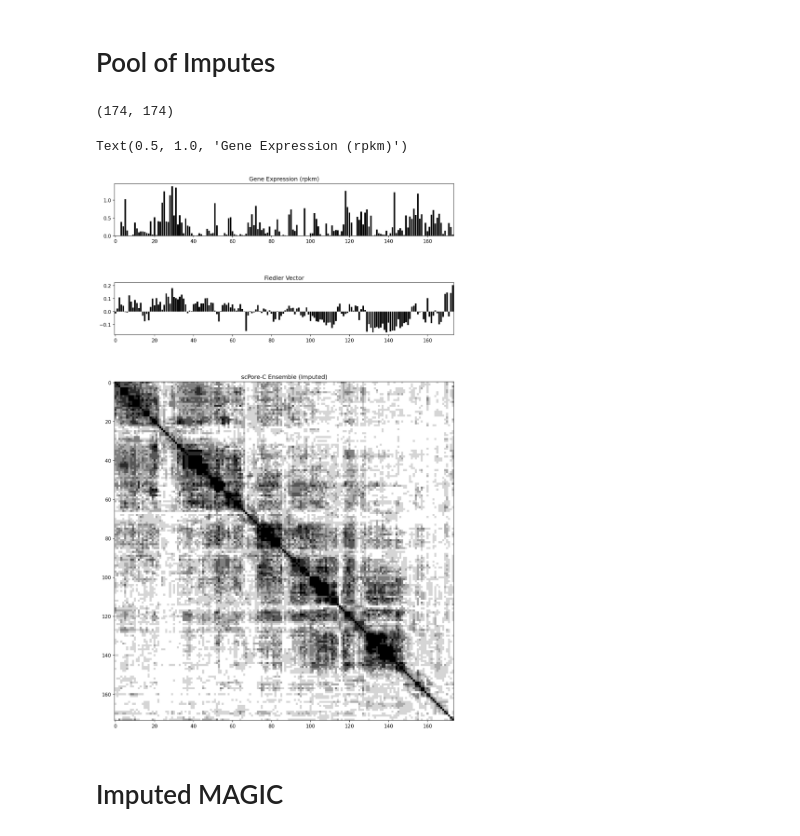
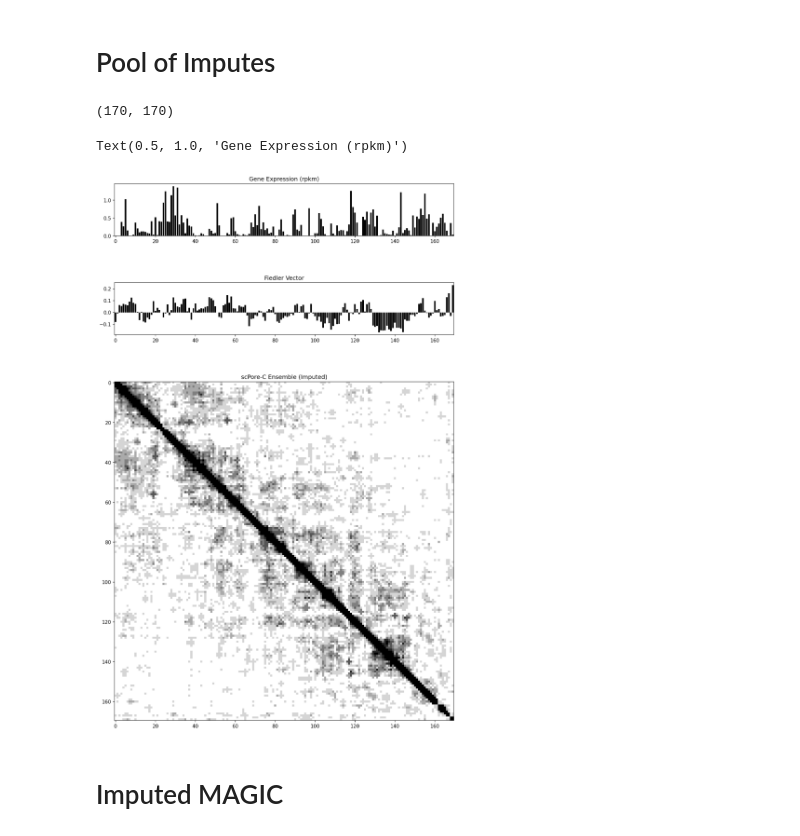
Before and after one commit to CooperStansbury/scPoreC-analysis, a Jupyter notebook: notebooks/fullyConnectLaplacian1mb-Copy1.ipynb, the cells around one changed output. Drawn from its saved outputs; the diff is of its cells as text; code cells hidden in the pictures.

```diff
--- a/notebooks/fullyConnectLaplacian1mb-Copy1.ipynb
+++ b/notebooks/fullyConnectLaplacian1mb-Copy1.ipynb
@@ -334,7 +334,7 @@ for runId, A in matricesCh2.items():
 # %% [markdown]
 # Imputation
 # %%
-tau = 0.5
+tau = 0.45
 
 for runId, A in matricesCh2.items():
 #     # normalize by diagonal
@@ -589,13 +589,13 @@ Text(0.5, 1.0, 'Gene Expression (rpkm)')
 # create ensemble
 Apool = np.zeros((182, 182))
 
-tau = 0.6
-d = 0.5
+tau = 0.7
+d = 0.1
 
 for runId, A in rawMatricesChr2.items():
     A = np.where(A > 0, 1 , 0)
     np.fill_diagonal(A, 1)
-#     A = pcu.forceAdjacentConnections(A)
+    A = pcu.forceAdjacentConnections(A)
     A = imputation.imputeEdges(A, tau, method=4, return_scores=False)
     Apool += A
 
@@ -622,37 +622,35 @@ imputedRPKM = rpkm.copy()
 
 
 """
 plot
 """
 
 left, width = 0.1, 0.65
 bottom, height = 0.1, 0.65
 spacing = 0.05
 
 hicPlotSize = [left, bottom, width, height]
 newBottom = bottom + 0.69 + spacing
 barPlotSize = [left, newBottom, width, 0.1]
 barPlotSize2 = [left, newBottom + 0.14 + spacing, width, 0.1]
 
 fig = plt.figure()
 
 ax1 = fig.add_axes(hicPlotSize)
 ax1.imshow(Apool, cmap='binary')
 ax1.set_title(f'scPore-C Ensemble (Imputed)')
 
-
 ax2 = fig.add_axes(barPlotSize, sharex=ax1)
 ax2.bar(range(len(fiedlerVector)), fiedlerVector, color='k')
 ax2.set_title(f'Fiedler Vector')
 
-
 ax3 = fig.add_axes(barPlotSize2, sharex=ax1)
 ax3.bar(range(len(fiedlerVector)), rpkm, color='k')
 ax3.set_title(f'Gene Expression (rpkm)')
 # %% [output]
-(174, 174)
+(170, 170)
 Text(0.5, 1.0, 'Gene Expression (rpkm)')
-[figure, old version]
+[figure, new version]
 # %%
 # plt.rcParams['figure.dpi'] = 100
 # plt.rcParams['figure.figsize'] = 5, 2
```
Also changed, not shown: parts of 11 cells of this notebook, 5 other files.
